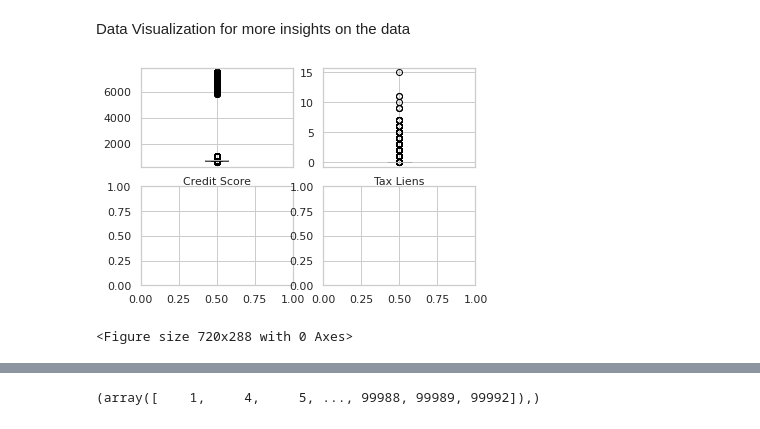
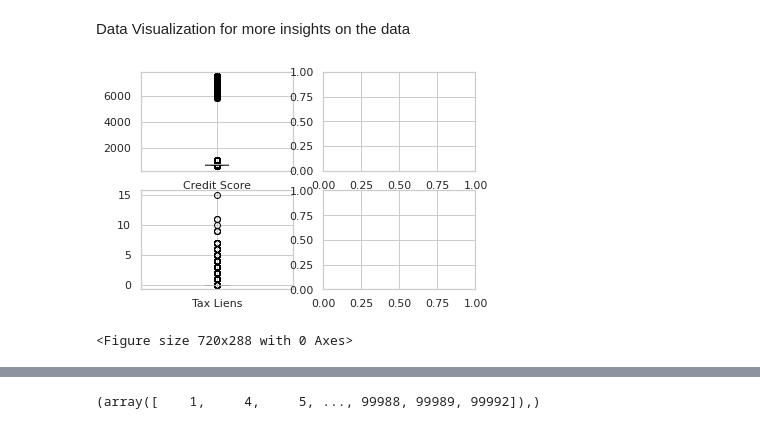
Before and after one commit to Ayobami6/ProjectCollaboration.github.io, a Jupyter notebook: Loan_Prediction_Project.ipynb, the cells around one changed output, grey strips where cells are left out. Drawn from its saved outputs; the diff is of its cells as text; code cells hidden in the pictures.

```diff
--- a/Loan_Prediction_Project.ipynb
+++ b/Loan_Prediction_Project.ipynb
@@ -243,10 +255,10 @@ Data Visualization for more insights on the data
 # %%
 fig, axes = plt.subplots(2, 2)
 plt.figure(figsize=(10,4))
 df_data_1.boxplot(column='Credit Score', ax=axes[0,0])
-df_data_1.boxplot(column='Tax Liens', ax=axes[0,1]);
+df_data_1.boxplot(column='Tax Liens', ax=axes[1,0]);
 # %% [output]
-[figure, old version]
+[figure, new version]
 <Figure size 720x288 with 0 Axes>
 # %%
 sns.set(style='whitegrid')
```
Also changed, not shown: parts of 32 cells of this notebook.
